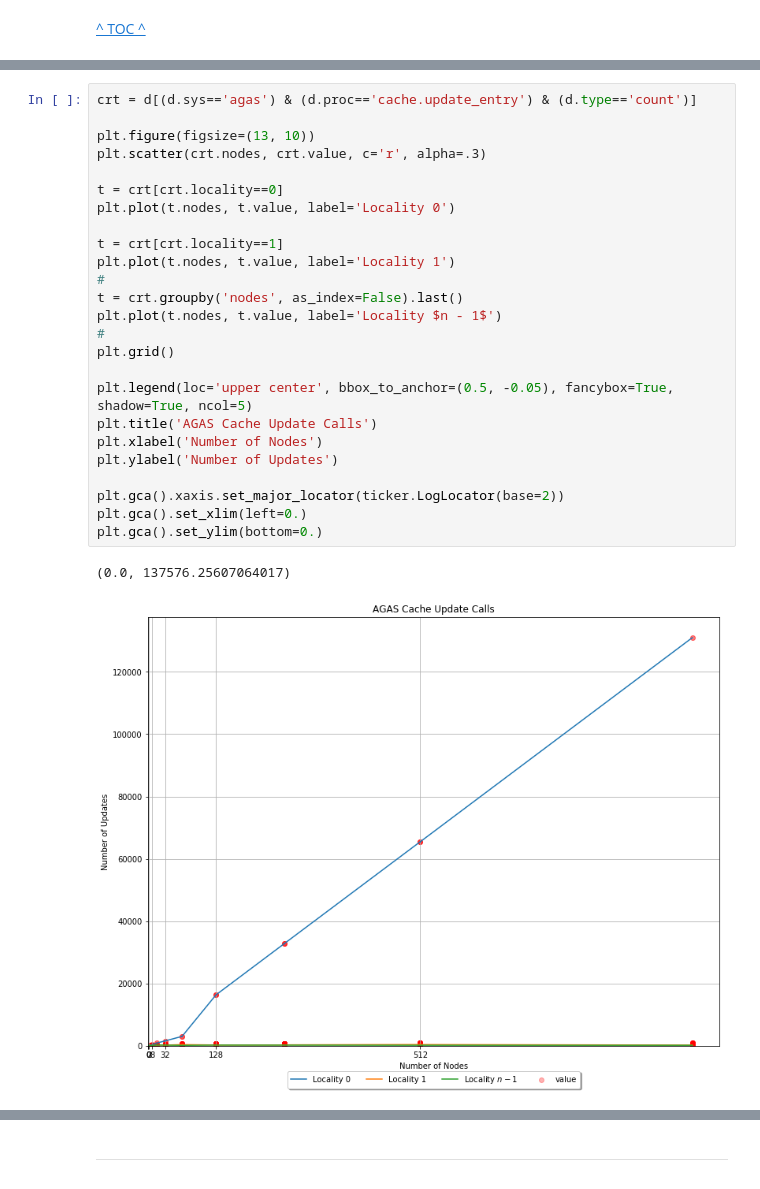
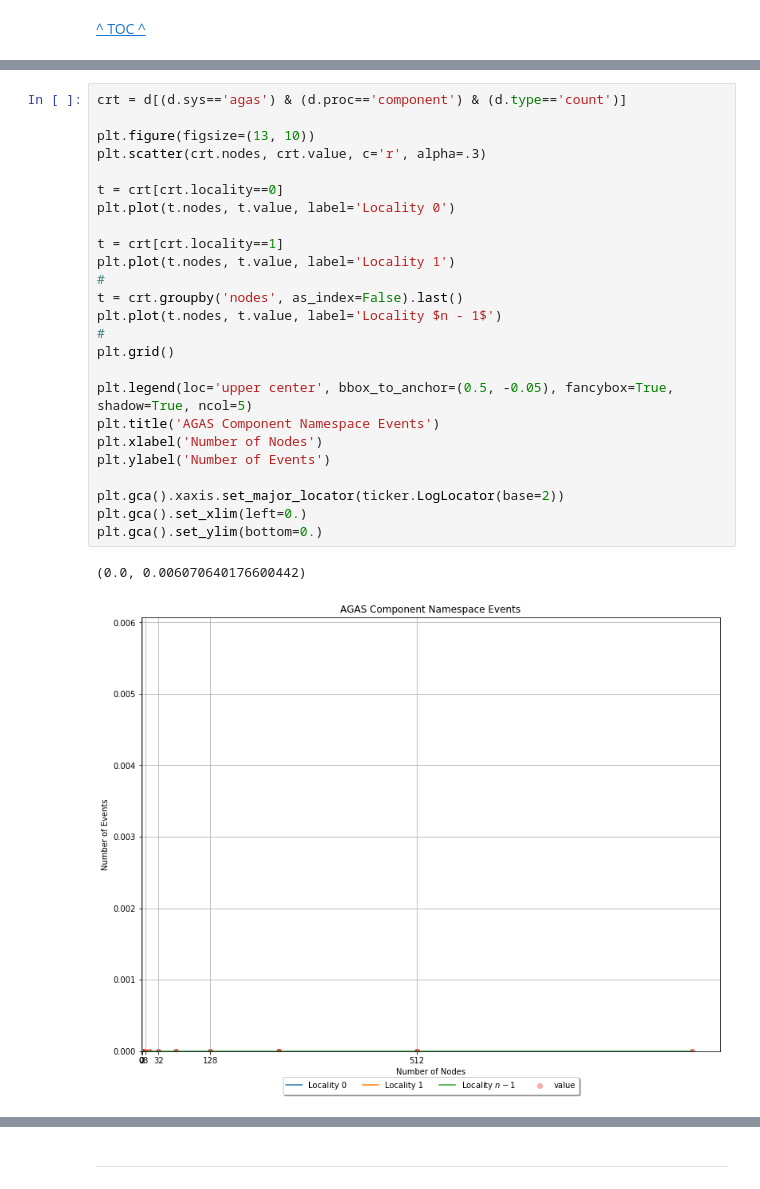
Before and after one commit to parsa/HPXCounterViz, a Jupyter notebook: daint-28mar19.ipynb, the cells around one changed output, grey strips where cells are left out. Drawn from its saved outputs; the diff is of its cells as text.

Commit message:
Add all counters

```diff
--- a/daint-28mar19.ipynb
+++ b/daint-28mar19.ipynb
@@ -677,29 +2107,29 @@ plt.gca().set_ylim(bottom=0.)
 # %%
-crt = d[(d.sys=='agas') & (d.proc=='cache.update_entry') & (d.type=='count')]
+crt = d[(d.sys=='agas') & (d.proc=='component') & (d.type=='count')]
 
 plt.figure(figsize=(13, 10))
 plt.scatter(crt.nodes, crt.value, c='r', alpha=.3)
 
 t = crt[crt.locality==0]
 plt.plot(t.nodes, t.value, label='Locality 0')
 
 t = crt[crt.locality==1]
 plt.plot(t.nodes, t.value, label='Locality 1')
 #
 t = crt.groupby('nodes', as_index=False).last()
 plt.plot(t.nodes, t.value, label='Locality $n - 1$')
 #
 plt.grid()
 
 plt.legend(loc='upper center', bbox_to_anchor=(0.5, -0.05), fancybox=True, shadow=True, ncol=5)
-plt.title('AGAS Cache Update Calls')
+plt.title('AGAS Component Namespace Events')
 plt.xlabel('Number of Nodes')
-plt.ylabel('Number of Updates')
+plt.ylabel('Number of Events')
 
 plt.gca().xaxis.set_major_locator(ticker.LogLocator(base=2))
 plt.gca().set_xlim(left=0.)
 plt.gca().set_ylim(bottom=0.)
 # %% [output]
-(0.0, 137576.25607064017)
+(0.0, 0.006070640176600442)
-[figure, old version]
+[figure, new version]
 # %%
```
Also changed, not shown: parts of 137 cells of this notebook.
